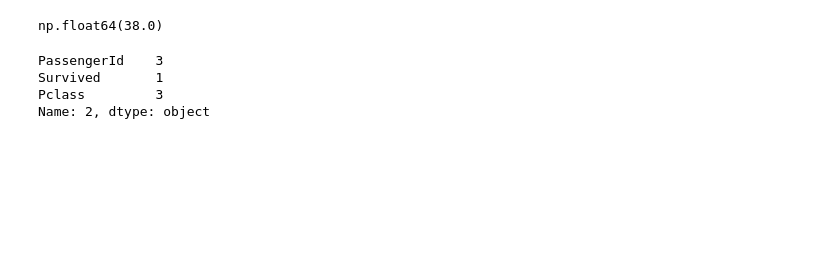
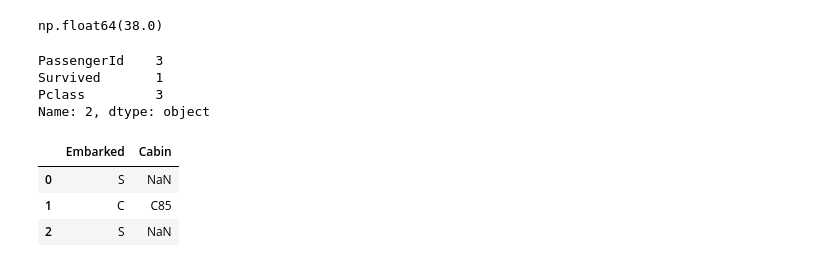
Before and after one commit to NikitaaArora/Ineuron, a Jupyter notebook: Python/Libraries/PANDAS/pandas_class_1.ipynb, the cells around one changed output. Cells and saved outputs as stored; diff of their text form; code cells hidden in the pictures; blank space fills up the shorter version.

```diff
--- a/Python/Libraries/PANDAS/pandas_class_1.ipynb
+++ b/Python/Libraries/PANDAS/pandas_class_1.ipynb
@@ -772,3 +772,15 @@ PassengerId    3
 Survived       1
 Pclass         3
 Name: 2, dtype: object
+# %%
+# all the rows and last two columns
+titanic_3.iloc[:,-1:-3:-1] #-1 at the end means that columns should be selected in reverse order
+# here we are going(right to left hence the reverse order. )
+# what is the normal order?
+
+#it is from -3 to -1 ie. left to right.
+# %% [output]
+|  | Embarked | Cabin |
+| 0 | S | NaN |
+| 1 | C | C85 |
+| 2 | S | NaN |
```
